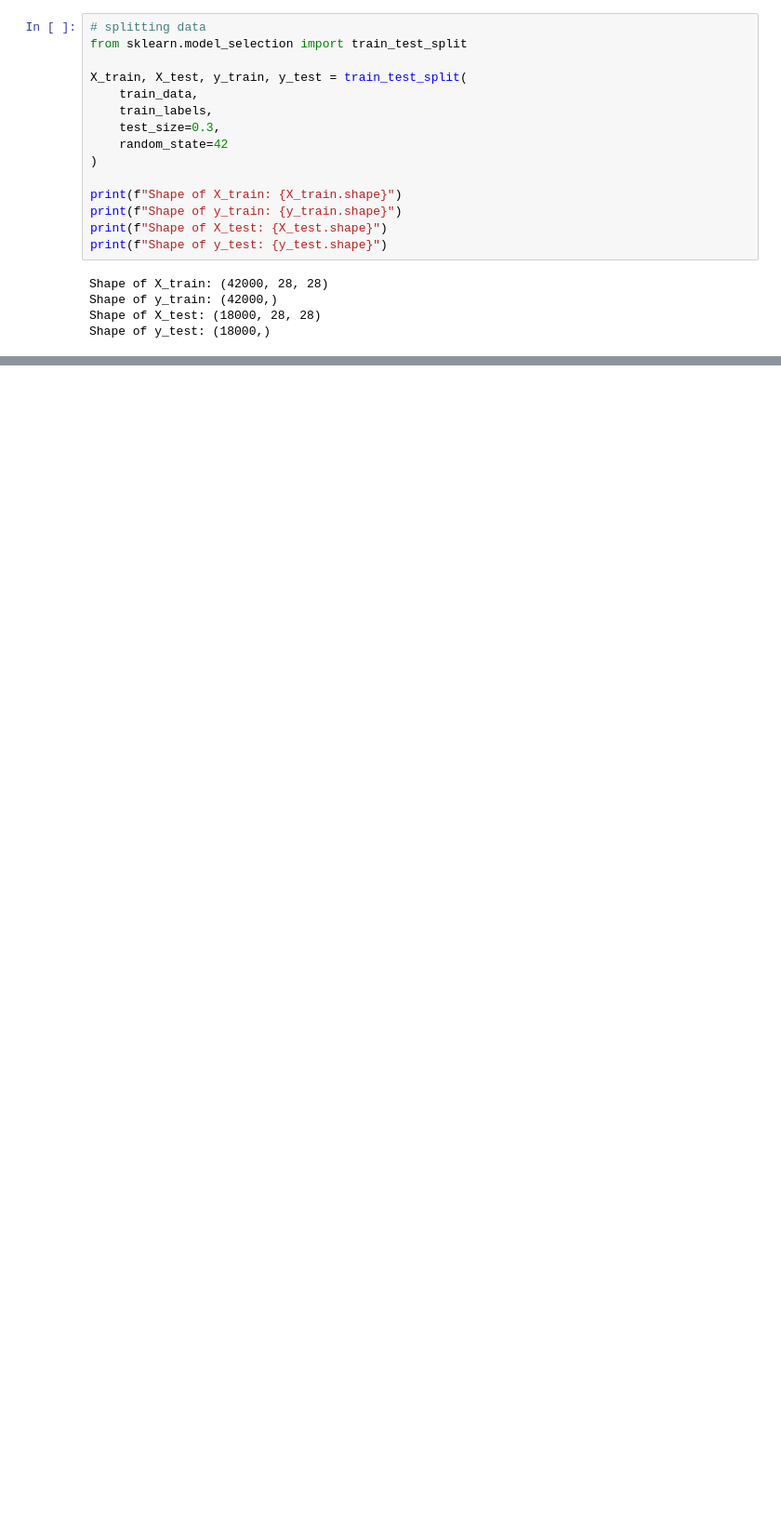
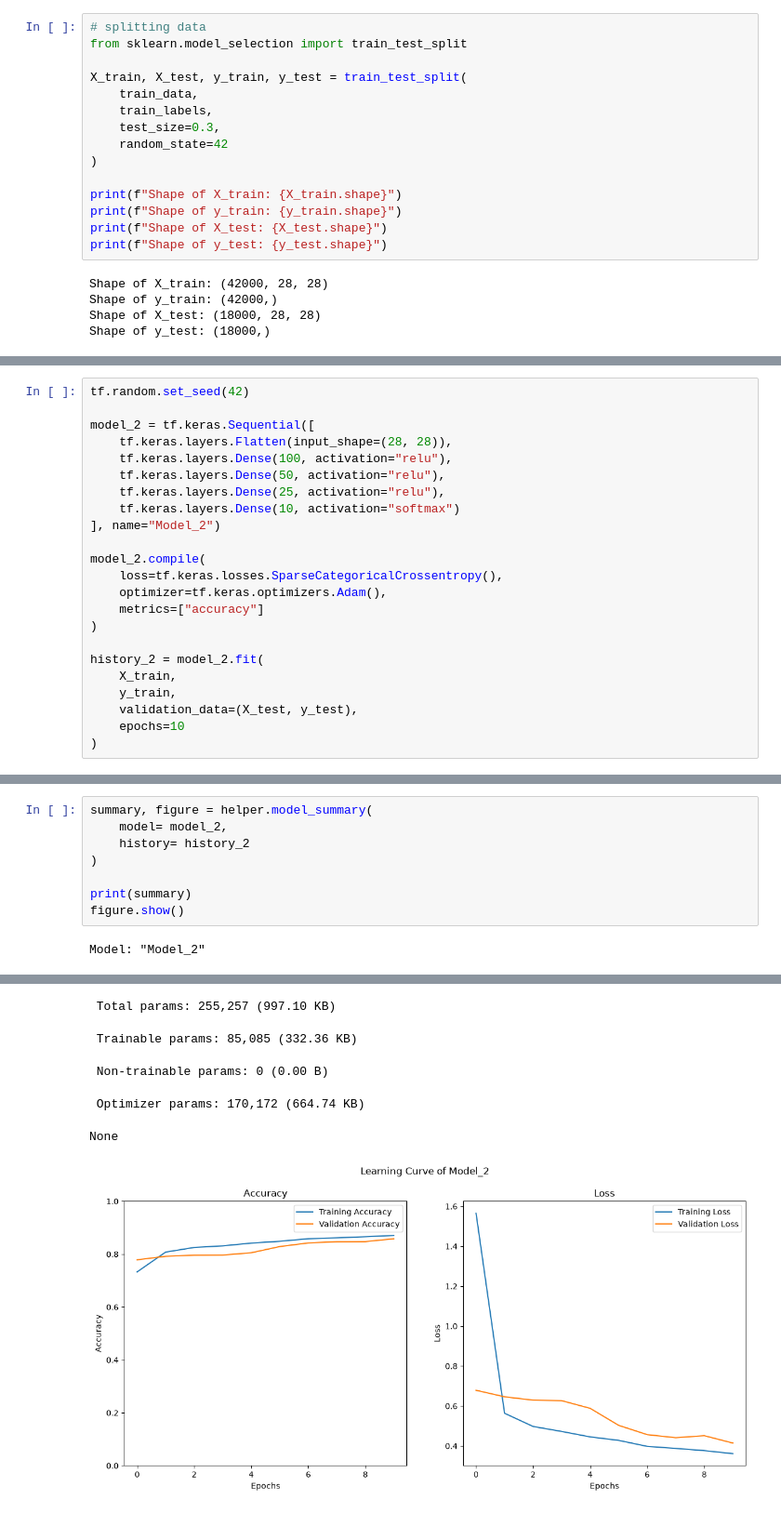
Before and after one commit to abhi24112/Deep_Learning_for_Data_Science, a Jupyter notebook: 6_Multi_class_Classification_Project.ipynb, the cells around one changed output, grey strips where cells are left out. Shown at 93% size. Drawn from its saved outputs; the diff is of its cells as text; blank space fills up the shorter version.

```diff
--- a/6_Multi_class_Classification_Project.ipynb
+++ b/6_Multi_class_Classification_Project.ipynb
@@ -188,0 +305,23 @@ None
+# %%
+tf.random.set_seed(42)
+
+model_2 = tf.keras.Sequential([
+    tf.keras.layers.Flatten(input_shape=(28, 28)),
+    tf.keras.layers.Dense(100, activation="relu"),
+    tf.keras.layers.Dense(50, activation="relu"),
+    tf.keras.layers.Dense(25, activation="relu"),
+    tf.keras.layers.Dense(10, activation="softmax")
+], name="Model_2")
+
+model_2.compile(
+    loss=tf.keras.losses.SparseCategoricalCrossentropy(),
+    optimizer=tf.keras.optimizers.Adam(),
+    metrics=["accuracy"]
+)
+
+history_2 = model_2.fit(
+    X_train,
+    y_train,
+    validation_data=(X_test, y_test),
+    epochs=10
+)
@@ -188,0 +349,10 @@ None
+# %%
+summary, figure = helper.model_summary(
+    model= model_2,
+    history= history_2
+)
+
+print(summary)
+figure.show()
+# %% [output]
+Model: "Model_2"
@@ -188,0 +372,6 @@ None
+ Total params: 255,257 (997.10 KB)
+ Trainable params: 85,085 (332.36 KB)
+ Non-trainable params: 0 (0.00 B)
+ Optimizer params: 170,172 (664.74 KB)
+None
+[figure, added]
```
Also changed, not shown: parts of 18 cells of this notebook, 1 other file.
